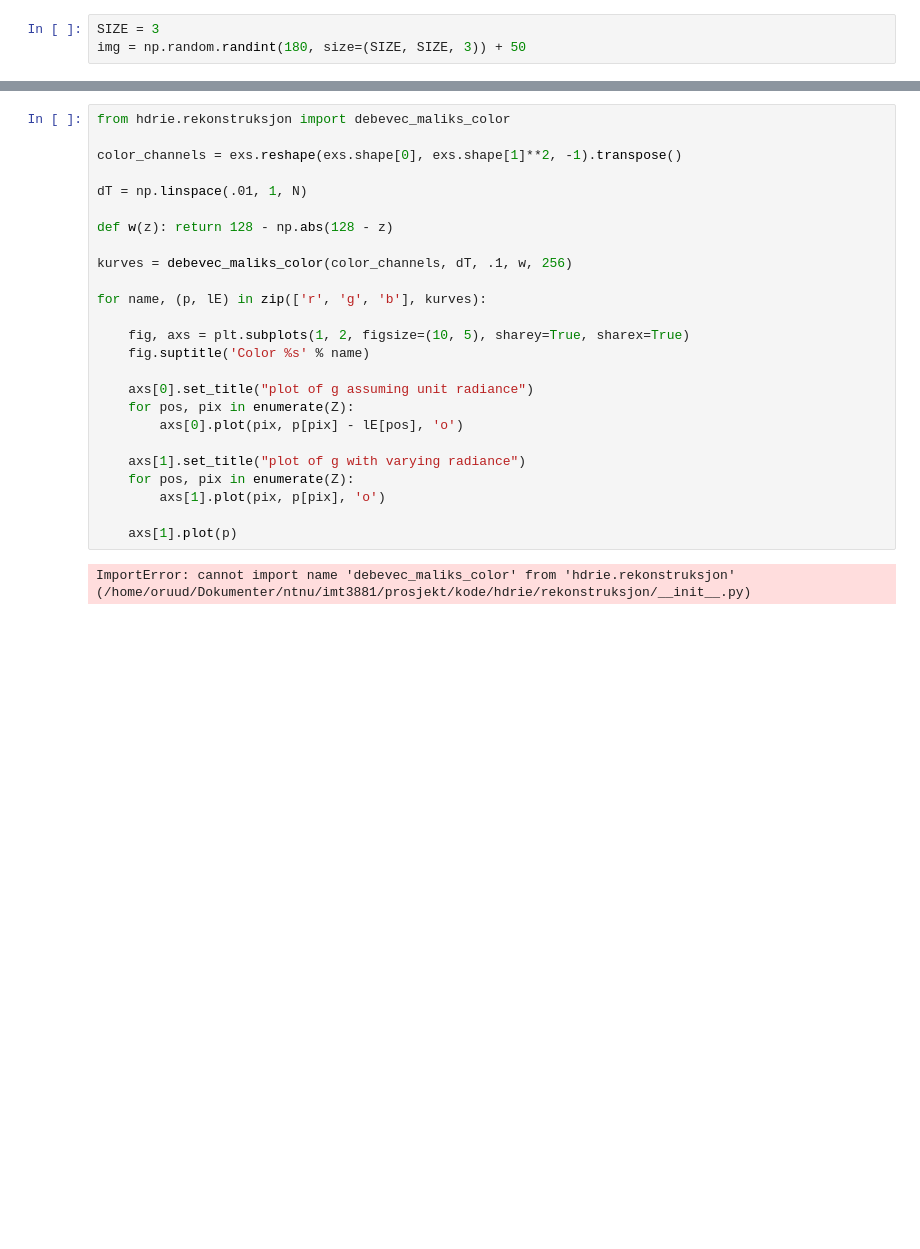
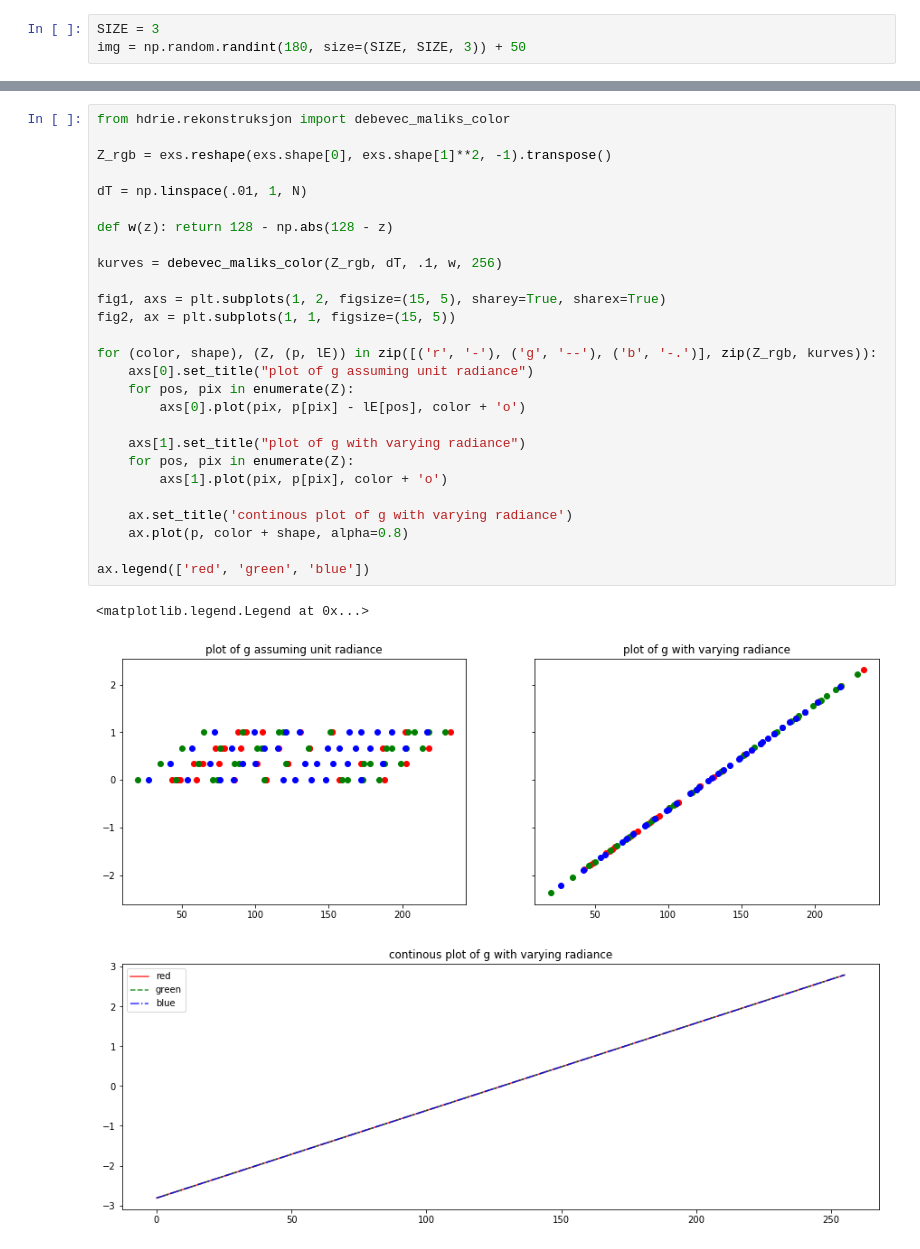
Before and after one commit to barskern/hdrie, a Jupyter notebook: notebooks/debevec_maliks_color.ipynb, the cells around one changed output, grey strips where cells are left out. Saved outputs shown, nothing was run; the diff lists cells and outputs as text; blank space fills up the shorter version.

```diff
--- a/notebooks/debevec_maliks_color.ipynb
+++ b/notebooks/debevec_maliks_color.ipynb
@@ -31,27 +31,31 @@ for i, imge in enumerate(exs):
 # %%
 from hdrie.rekonstruksjon import debevec_maliks_color
 
-color_channels = exs.reshape(exs.shape[0], exs.shape[1]**2, -1).transpose()
+Z_rgb = exs.reshape(exs.shape[0], exs.shape[1]**2, -1).transpose()
 
 dT = np.linspace(.01, 1, N)
 
 def w(z): return 128 - np.abs(128 - z)
 
-kurves = debevec_maliks_color(color_channels, dT, .1, w, 256)
+kurves = debevec_maliks_color(Z_rgb, dT, .1, w, 256)
 
-for name, (p, lE) in zip(['r', 'g', 'b'], kurves):
+fig1, axs = plt.subplots(1, 2, figsize=(15, 5), sharey=True, sharex=True)
+fig2, ax = plt.subplots(1, 1, figsize=(15, 5))
 
-    fig, axs = plt.subplots(1, 2, figsize=(10, 5), sharey=True, sharex=True)
-    fig.suptitle('Color %s' % name)
-
+for (color, shape), (Z, (p, lE)) in zip([('r', '-'), ('g', '--'), ('b', '-.')], zip(Z_rgb, kurves)):
     axs[0].set_title("plot of g assuming unit radiance")
     for pos, pix in enumerate(Z):
-        axs[0].plot(pix, p[pix] - lE[pos], 'o')
+        axs[0].plot(pix, p[pix] - lE[pos], color + 'o')
 
     axs[1].set_title("plot of g with varying radiance")
     for pos, pix in enumerate(Z):
-        axs[1].plot(pix, p[pix], 'o')
+        axs[1].plot(pix, p[pix], color + 'o')
 
-    axs[1].plot(p)
+    ax.set_title('continous plot of g with varying radiance')
+    ax.plot(p, color + shape, alpha=0.8)
+
+ax.legend(['red', 'green', 'blue'])
 # %% [output]
-ImportError: cannot import name 'debevec_maliks_color' from 'hdrie.rekonstruksjon' (/home/oruud/Dokumenter/ntnu/imt3881/prosjekt/kode/hdrie/rekonstruksjon/__init__.py)
+<matplotlib.legend.Legend at 0x...>
+[figure, added]
+[figure, added]
```
Also changed, not shown: parts of 2 cells of this notebook.
